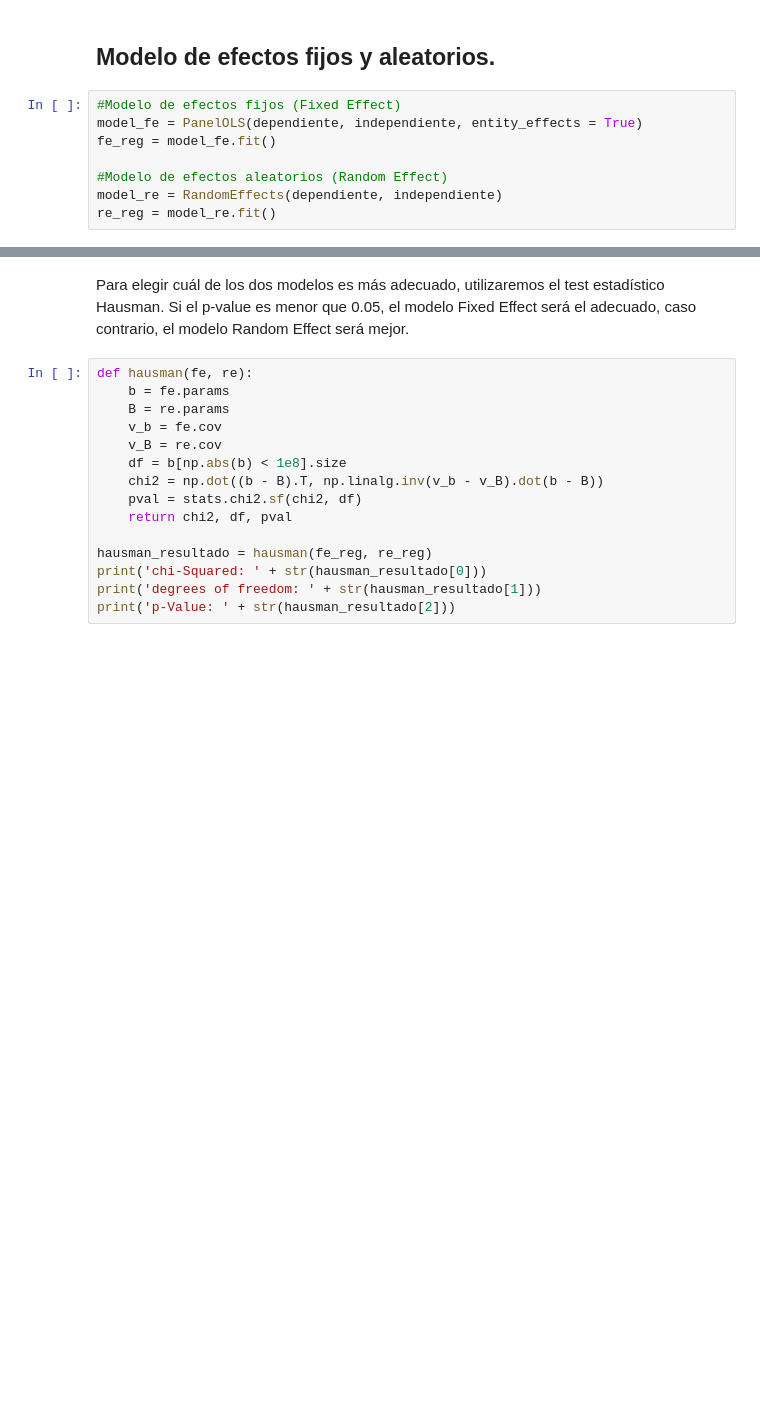
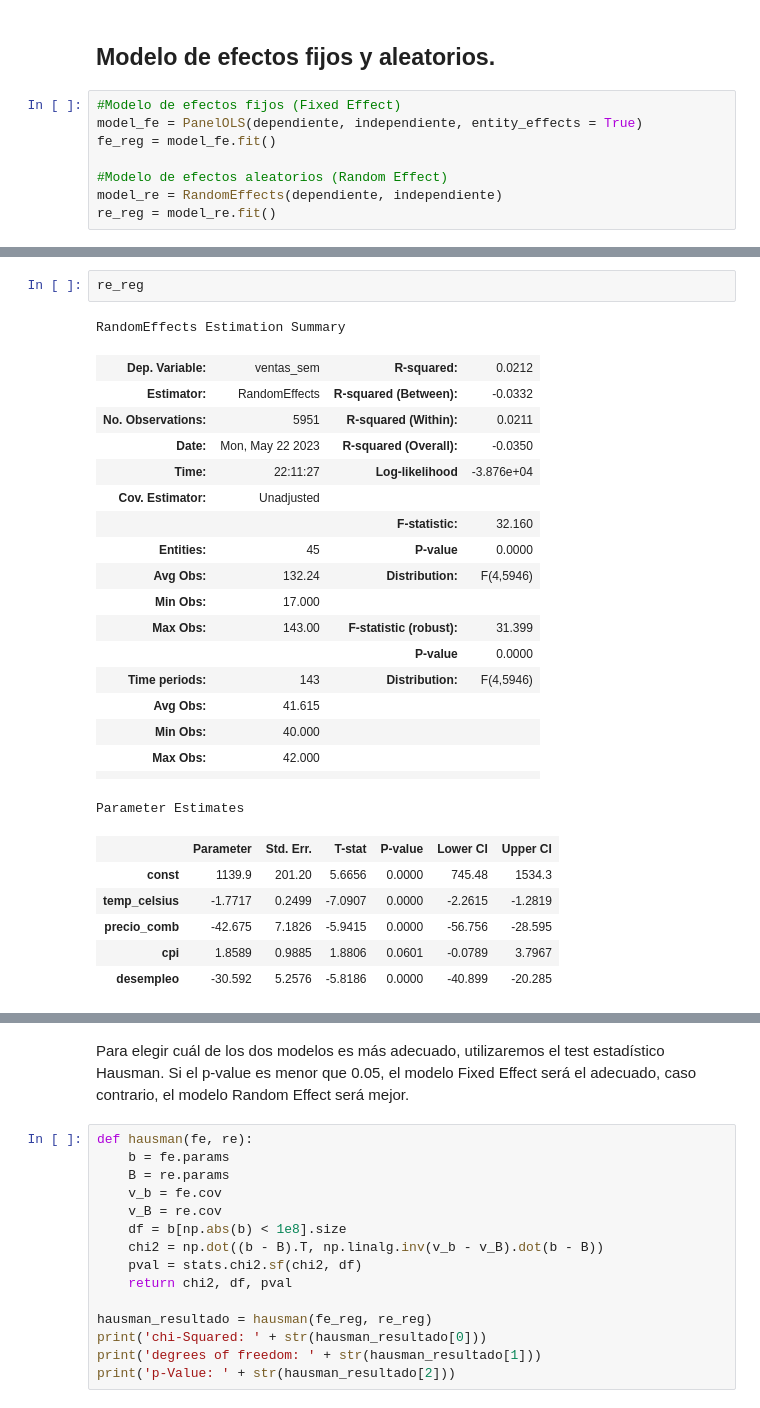
Before and after one commit to pbenavidesEC/Walmart-Sales-Analysis, a Jupyter notebook: Tarea5 Caso Wallmart.ipynb, the cells around one changed output, grey strips where cells are left out. Cells and saved outputs as stored; diff of their text form; blank space fills up the shorter version.

```diff
--- a/Tarea5 Caso Wallmart.ipynb
+++ b/Tarea5 Caso Wallmart.ipynb
@@ -563,0 +599,28 @@ re_reg = model_re.fit()
+# %%
+re_reg
+# %% [output]
+RandomEffects Estimation Summary
+| Dep. Variable: | ventas_sem | R-squared: | 0.0212 |
+| Estimator: | RandomEffects | R-squared (Between): | -0.0332 |
+| No. Observations: | 5951 | R-squared (Within): | 0.0211 |
+| Date: | Mon, May 22 2023 | R-squared (Overall): | -0.0350 |
+| Time: | 22:11:27 | Log-likelihood | -3.876e+04 |
+| Cov. Estimator: | Unadjusted |  |  |
+|  |  | F-statistic: | 32.160 |
+| Entities: | 45 | P-value | 0.0000 |
+| Avg Obs: | 132.24 | Distribution: | F(4,5946) |
+| Min Obs: | 17.000 |  |  |
+| Max Obs: | 143.00 | F-statistic (robust): | 31.399 |
+|  |  | P-value | 0.0000 |
+| Time periods: | 143 | Distribution: | F(4,5946) |
+| Avg Obs: | 41.615 |  |  |
+| Min Obs: | 40.000 |  |  |
+| Max Obs: | 42.000 |  |  |
+|  |  |  |  |
+Parameter Estimates
+|  | Parameter | Std. Err. | T-stat | P-value | Lower CI | Upper CI |
+| const | 1139.9 | 201.20 | 5.6656 | 0.0000 | 745.48 | 1534.3 |
+| temp_celsius | -1.7717 | 0.2499 | -7.0907 | 0.0000 | -2.2615 | -1.2819 |
+| precio_comb | -42.675 | 7.1826 | -5.9415 | 0.0000 | -56.756 | -28.595 |
+| cpi | 1.8589 | 0.9885 | 1.8806 | 0.0601 | -0.0789 | 3.7967 |
+| desempleo | -30.592 | 5.2576 | -5.8186 | 0.0000 | -40.899 | -20.285 |
```
Also changed, not shown: parts of 10 cells of this notebook.
